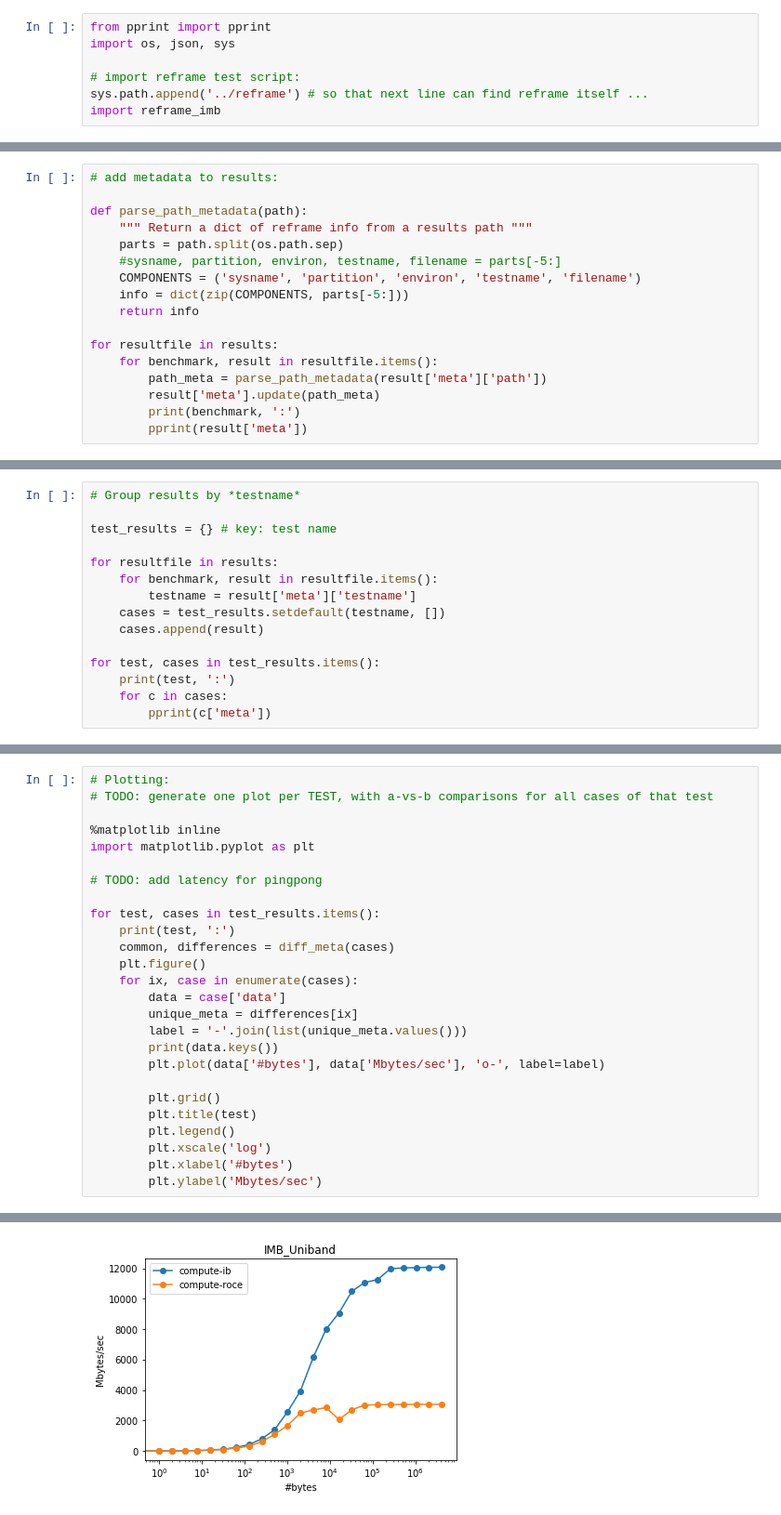
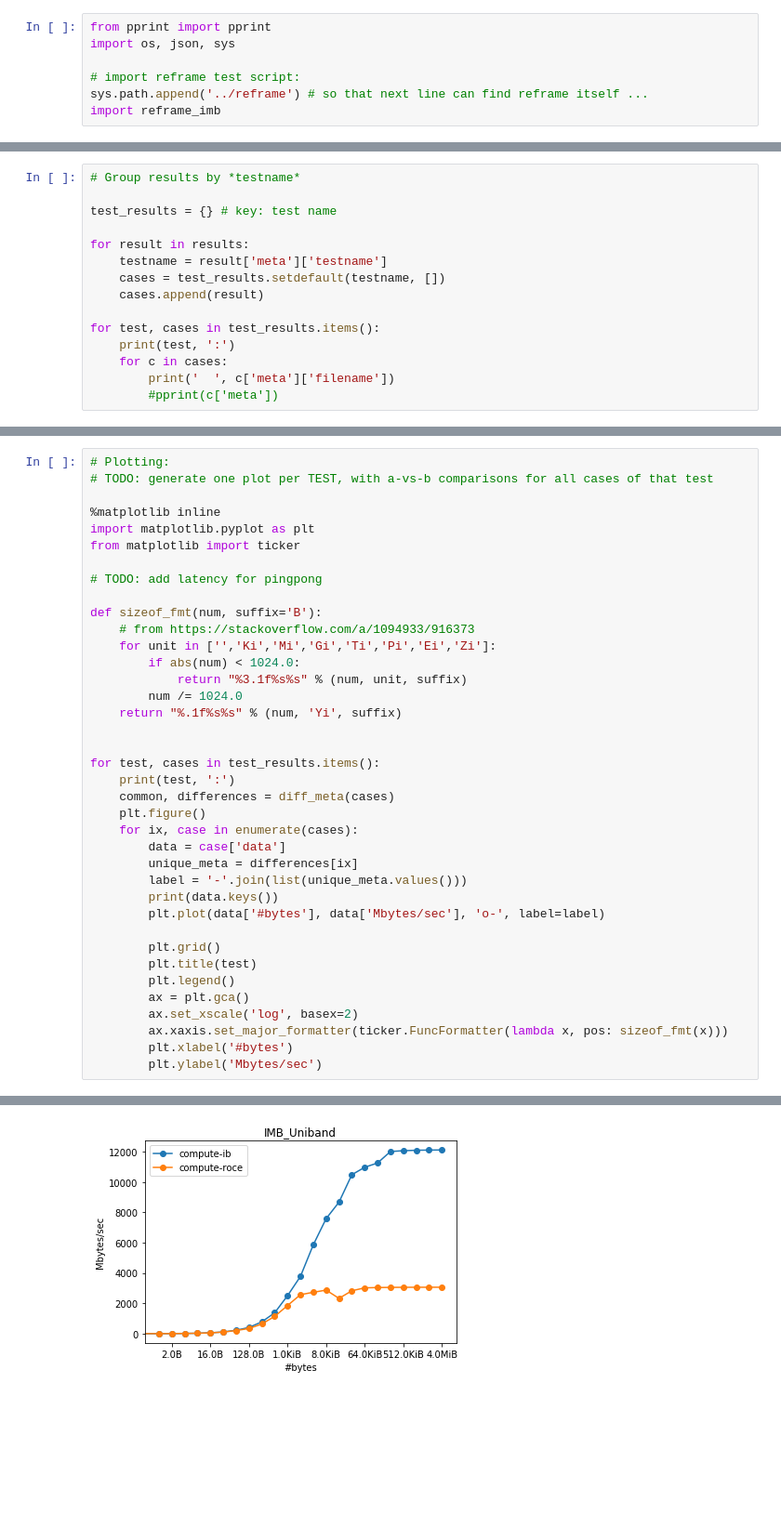
Before and after one commit to ukri-excalibur/excalibur-tests, a Jupyter notebook: imb-2018.1/IMB.ipynb, the cells around one changed output, grey strips where cells are left out. Shown: that part at 93% size. Drawn from its saved outputs; the diff is of its cells as text; blank space fills up the shorter version.

```diff
--- a/imb-2018.1/IMB.ipynb
+++ b/imb-2018.1/IMB.ipynb
@@ -69,17 +81,0 @@ read ../output/alaska/compute-roce/gnu-openmpi/IMB_Uniband/rfm_IMB_Uniband_job.o
-# %%
-# add metadata to results:
-
-def parse_path_metadata(path):
-    """ Return a dict of reframe info from a results path """
-    parts = path.split(os.path.sep)
-    #sysname, partition, environ, testname, filename = parts[-5:]
-    COMPONENTS = ('sysname', 'partition', 'environ', 'testname', 'filename')
-    info = dict(zip(COMPONENTS, parts[-5:]))
-    return info
-
-for resultfile in results:
-    for benchmark, result in resultfile.items():
-        path_meta = parse_path_metadata(result['meta']['path'])
-        result['meta'].update(path_meta)
-        print(benchmark, ':')
-        pprint(result['meta'])
@@ -106,15 +84,15 @@ uniband :
 
 test_results = {} # key: test name
 
-for resultfile in results:
-    for benchmark, result in resultfile.items():
-        testname = result['meta']['testname']
+for result in results:
+    testname = result['meta']['testname']
     cases = test_results.setdefault(testname, [])
     cases.append(result)
 
 for test, cases in test_results.items():
     print(test, ':')
     for c in cases:
-        pprint(c['meta'])
+        print('  ', c['meta']['filename'])
+        #pprint(c['meta'])
 # %% [output]
 IMB_PingPong :
@@ -170,8 +145,18 @@ def diff_meta(results, ignore=['path']):
 
 %matplotlib inline
 import matplotlib.pyplot as plt
+from matplotlib import ticker
 
 # TODO: add latency for pingpong
+
+def sizeof_fmt(num, suffix='B'):
+    # from https://stackoverflow.com/a/1094933/916373
+    for unit in ['','Ki','Mi','Gi','Ti','Pi','Ei','Zi']:
+        if abs(num) < 1024.0:
+            return "%3.1f%s%s" % (num, unit, suffix)
+        num /= 1024.0
+    return "%.1f%s%s" % (num, 'Yi', suffix)
+
 
 for test, cases in test_results.items():
     print(test, ':')
@@ -187,7 +172,9 @@ for test, cases in test_results.items():
         plt.grid()
         plt.title(test)
         plt.legend()
-        plt.xscale('log')
+        ax = plt.gca()
+        ax.set_xscale('log', basex=2)
+        ax.xaxis.set_major_formatter(ticker.FuncFormatter(lambda x, pos: sizeof_fmt(x)))
         plt.xlabel('#bytes')
         plt.ylabel('Mbytes/sec')
 # %% [output]
@@ -201 +188 @@ dict_keys(['#bytes', '#repetitions', 'Mbytes/sec', 'Msg/sec'])
-[figure, old version]
+[figure, new version]
```
Also changed, not shown: parts of 6 cells of this notebook.
